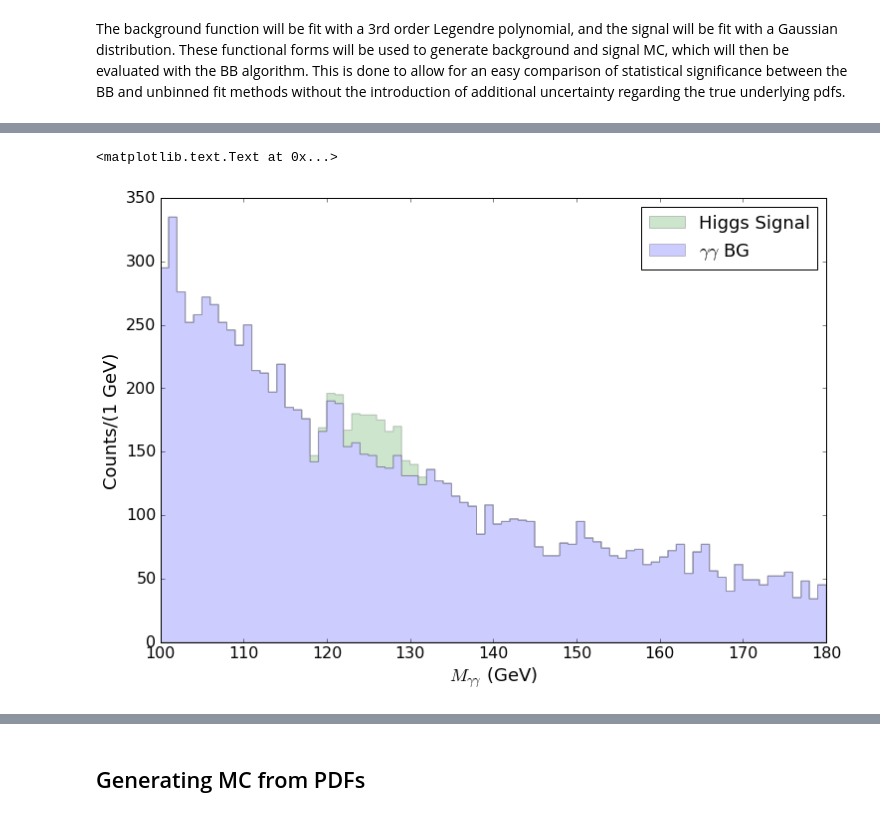
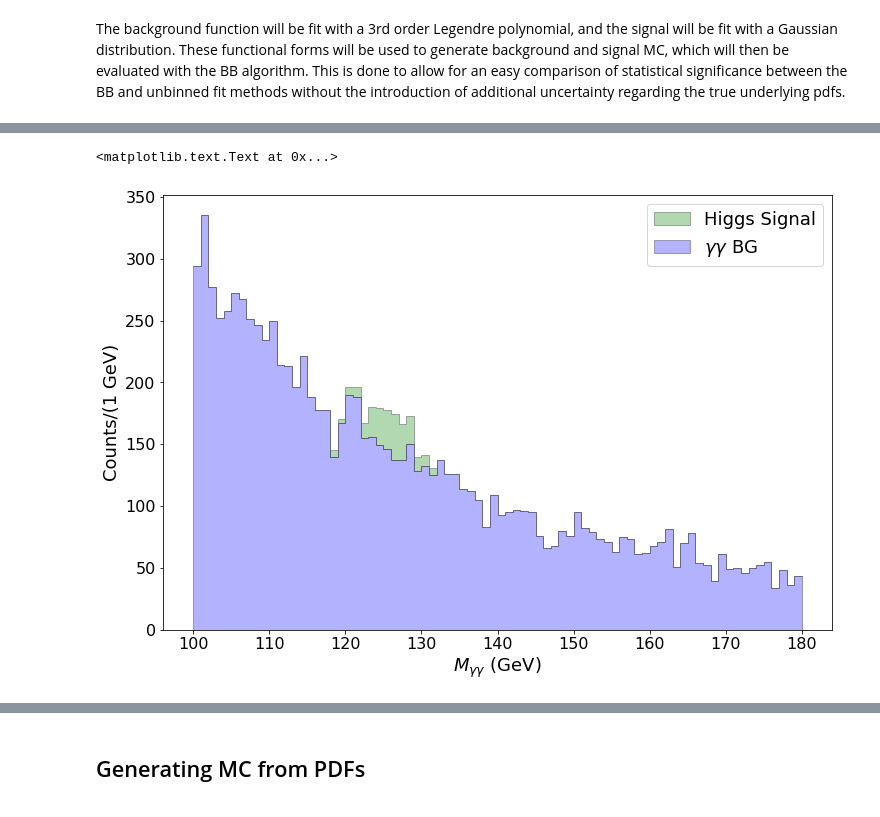
Before and after one commit to pollackscience/BayesianBlocks, a Jupyter notebook: bb/hep/hgg_writeup.ipynb, the cells around one changed output, grey strips where cells are left out. Saved outputs shown, nothing was run; the diff lists cells and outputs as text; code cells hidden in the pictures.

```diff
--- a/bb/hep/hgg_writeup.ipynb
+++ b/bb/hep/hgg_writeup.ipynb
@@ -52,11 +60,11 @@ The background function will be fit with a 3rd order Legendre polynomial, and th
 # %%
-plt.hist([data_bg, data_sig], bins = 80, stacked=True, alpha=0.2, histtype='stepfilled', label=['$\gamma\gamma$ BG', 'Higgs Signal'])
+plt.hist([data_bg, data_sig], bins = 80, stacked=True, alpha=0.3, histtype='stepfilled', label=['$\gamma\gamma$ BG', 'Higgs Signal'], color=['blue','green'], edgecolor='k', range=(100,180),)
 plt.legend()
 plt.ylabel('Counts/(1 GeV)')
 plt.xlabel('$M_{\gamma\gamma}$ (GeV)')
 # %% [output]
 <matplotlib.text.Text at 0x...>
-[figure, old version]
+[figure, new version]
 # %%
 bg_model = ff.Model(hgg_tools.bg_pdf, ['a1', 'a2', 'a3'])
 bg_model.set_bounds([(-1., 1.), (-1., 1.), (-1., 1.)])
```
Also changed, not shown: parts of 8 cells of this notebook, 3 other files.
